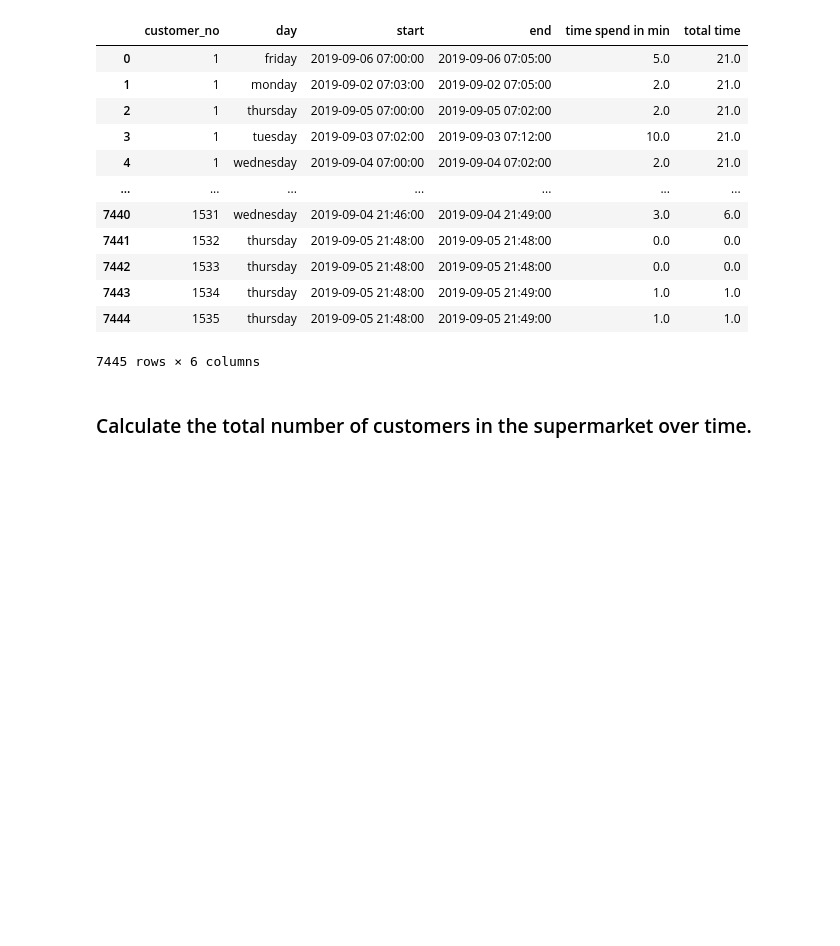
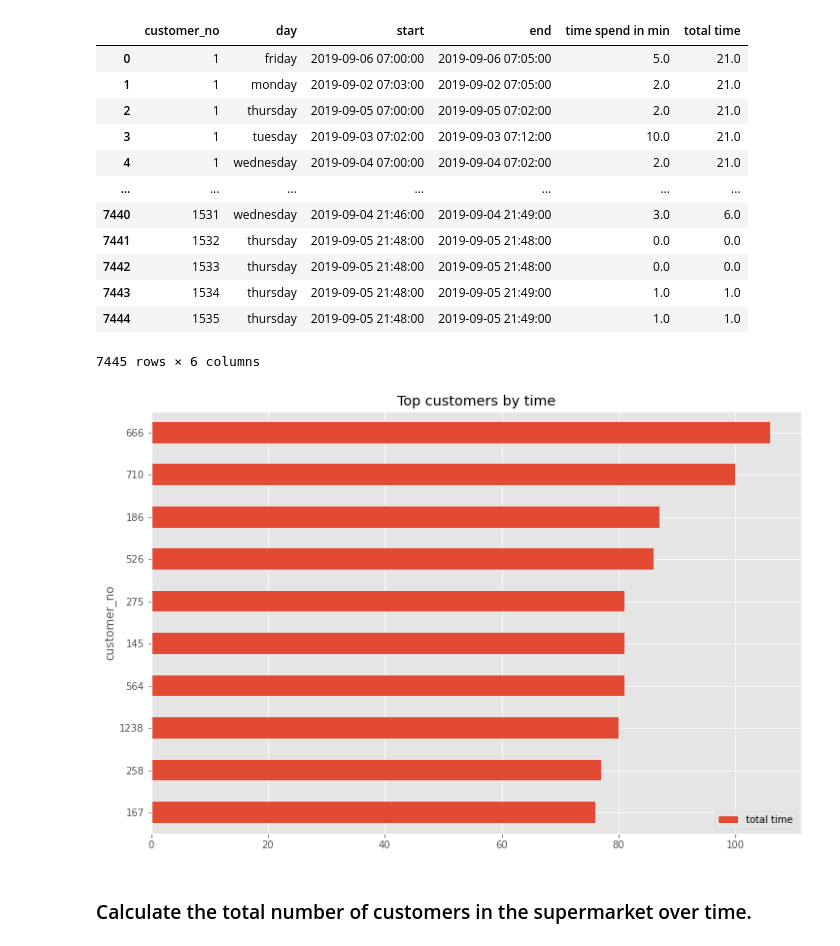
Before and after one commit to palexus/Lastrow, a Jupyter notebook: market.ipynb, the cells around one changed output. Cells and saved outputs as stored; diff of their text form; code cells hidden in the pictures; blank space fills up the shorter version.

```diff
--- a/market.ipynb
+++ b/market.ipynb
@@ -132,6 +132,11 @@ customer_time
 | 7443 | 1534 | thursday | 2019-09-05 21:48:00 | 2019-09-05 21:49:00 | 1.0 | 1.0 |
 | 7444 | 1535 | thursday | 2019-09-05 21:48:00 | 2019-09-05 21:49:00 | 1.0 | 1.0 |
 7445 rows × 6 columns
+# %%
+top_customers = pd.DataFrame(customer_time.groupby(["customer_no"])["total time"].max().sort_values(ascending=False)[:10])
+top_customers.sort_values(by=["total time"]).plot.barh(title="Top customers by time");
+# %% [output]
+[figure, added]
 # %%
 week["time spend in min"] = week.groupby(["customer_no", "day"])["timestamp"].transform(lambda x: max(x) - min(x)).dt.seconds/60
 # %% [markdown]
```
Also changed, not shown: parts of 11 cells of this notebook.
